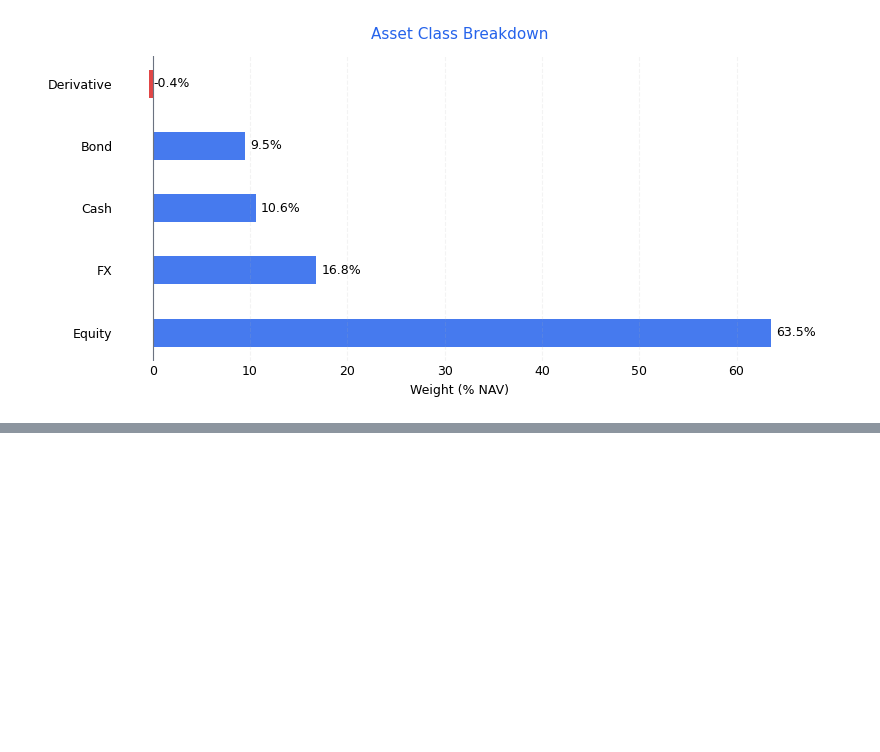
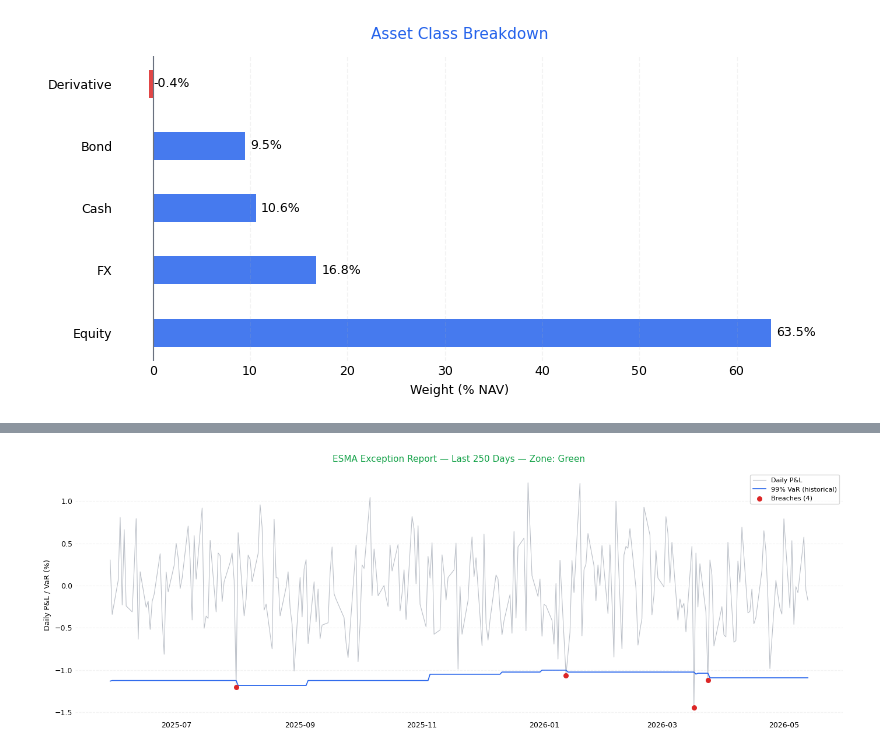
Before and after one commit to mrspatbile/fund-risk-workflow, a Jupyter notebook: notebooks/aifm_hedge_fund.ipynb, the cells around one changed output, grey strips where cells are left out. Drawn from its saved outputs; the diff is of its cells as text; code cells hidden in the pictures; blank space fills up the shorter version.

```diff
--- a/notebooks/aifm_hedge_fund.ipynb
+++ b/notebooks/aifm_hedge_fund.ipynb
@@ -164,0 +301,12 @@ ES 99% (EUR)               1,189,373  5,319,037
+# %%
+esma_250  = exception_report(pd.Series(pnl_aligned[-250:]),
+                              var_hist.iloc[-250:], confidence=0.99)
+n_250     = len(esma_250)
+breach_250 = n_250 / 250
+zone_250  = 'Green' if n_250 <= 4 else 'Amber' if n_250 <= 9 else 'Red'
+
+print(f"ESMA regulatory window — last 250 trading days")
+print(f"Breaches    : {n_250}")
+print(f"Breach rate : {breach_250*100:.2f}% (expected 1.0%)")
+print(f"ESMA zone   : {zone_250}")
+print()
@@ -164,0 +323,27 @@ ES 99% (EUR)               1,189,373  5,319,037
+# %%
+dates_250 = dates_aligned.iloc[-250:].reset_index(drop=True)
+pnl_250   = pnl_aligned[-250:]
+var_250   = var_hist.iloc[-250:].reset_index(drop=True)
+
+fig, ax = plt.subplots(figsize=(14, 5))
+ax.plot(dates_250, pnl_250 * 100,
+        color='#9ca3af', lw=0.8, label='Daily P&L', alpha=0.7)
+ax.plot(dates_250, -var_250 * 100,
+        color=ACCENT, lw=1.2, label='99% VaR (historical)')
+
+breaches_250 = pnl_250 < -var_250.values
+ax.scatter(dates_250[breaches_250], pnl_250[breaches_250] * 100,
+           color=ACCENT2, s=30, zorder=5, label=f'Breaches ({n_250})')
+
+zone_color = {'Green': '#16A34A', 'Amber': '#D97706', 'Red': '#DC2626'}
+ax.set_title(f'ESMA Exception Report — Last 250 Days — Zone: {zone_250}',
+             color=zone_color[zone_250], fontsize=11, pad=12)
+ax.set_ylabel('Daily P&L / VaR (%)', fontsize=9)
+ax.spines[['top', 'right', 'left', 'bottom']].set_visible(False)
+ax.grid(True, axis='y', alpha=0.15, linestyle='--')
+ax.tick_params(labelsize=9, length=0)
+ax.legend(fontsize=8)
+plt.tight_layout()
+plt.show()
+# %% [output]
+[figure, added]
```
Also changed, not shown: parts of 9 cells of this notebook, 1 other file.
